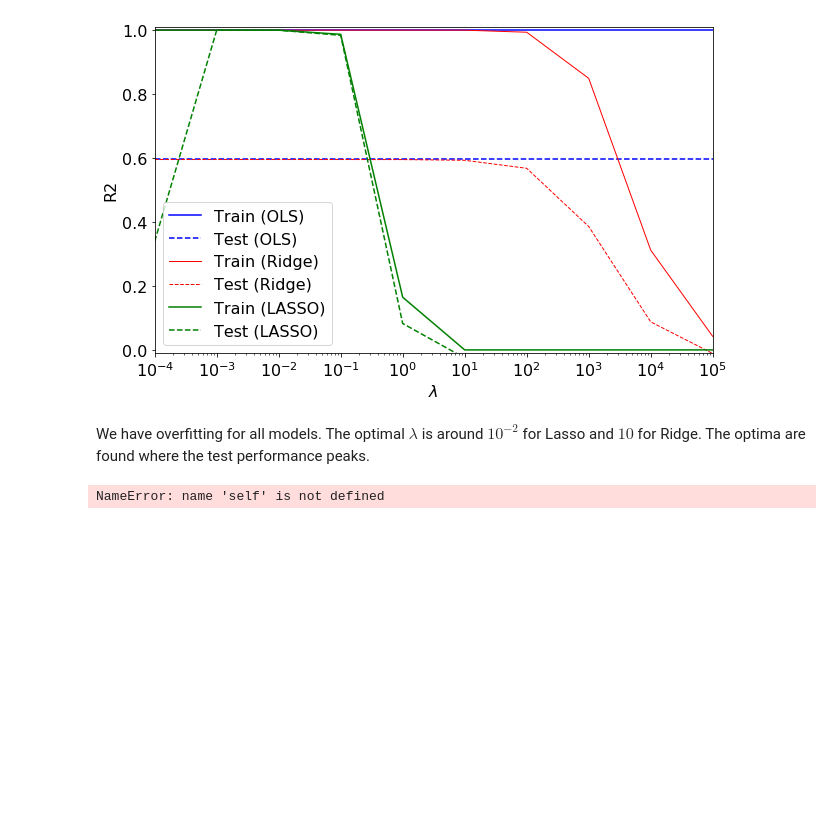
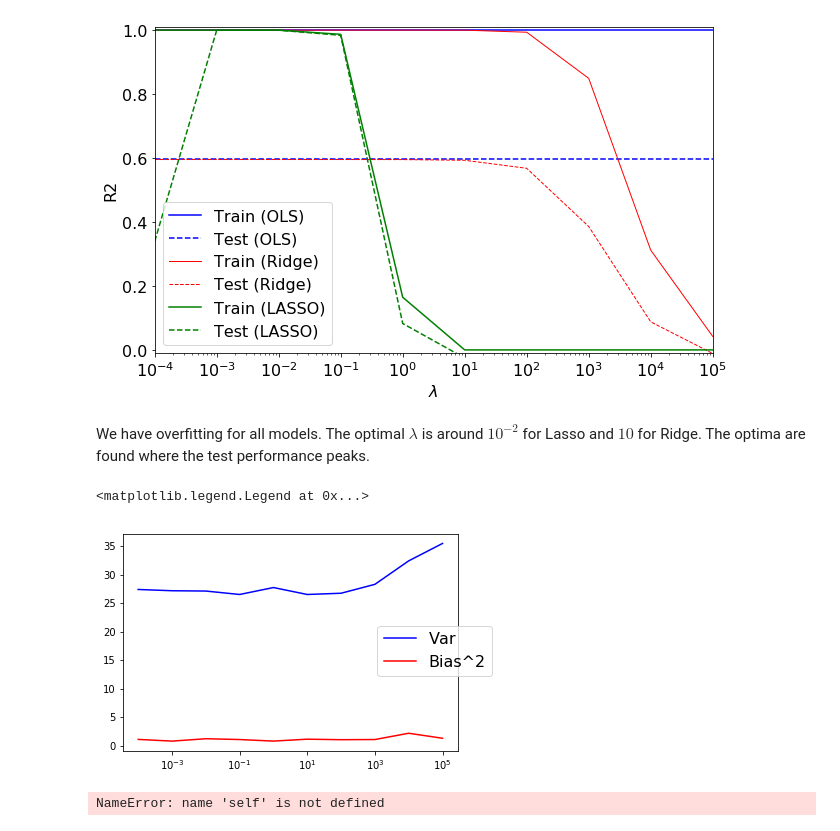
Before and after one commit to kaaja/ADAML, a Jupyter notebook: m2/m2.ipynb, the cells around one changed output. Cells and saved outputs as stored; diff of their text form; code cells hidden in the pictures; blank space fills up the shorter version.

```diff
--- a/m2/m2.ipynb
+++ b/m2/m2.ipynb
@@ -223 +282,10 @@ We have overfitting for all models. The optimal $\lambda$ is around $10^{-2}$ fo
+# %%
+#print(mseUnknownF, sdUnknownF, bias2UnknownF, totalUnknownF)
+fig, ax = plt.subplots()
+ax.semilogx(lmbdas, sds, 'b',label='Var')
+ax.semilogx(lmbdas, biases, 'r',label='Bias^2')
+fig.legend(loc='right',fontsize=16)
+# %% [output]
+<matplotlib.legend.Legend at 0x...>
+[figure, added]
 # %%
```
Also changed, not shown: parts of 2 cells of this notebook.
